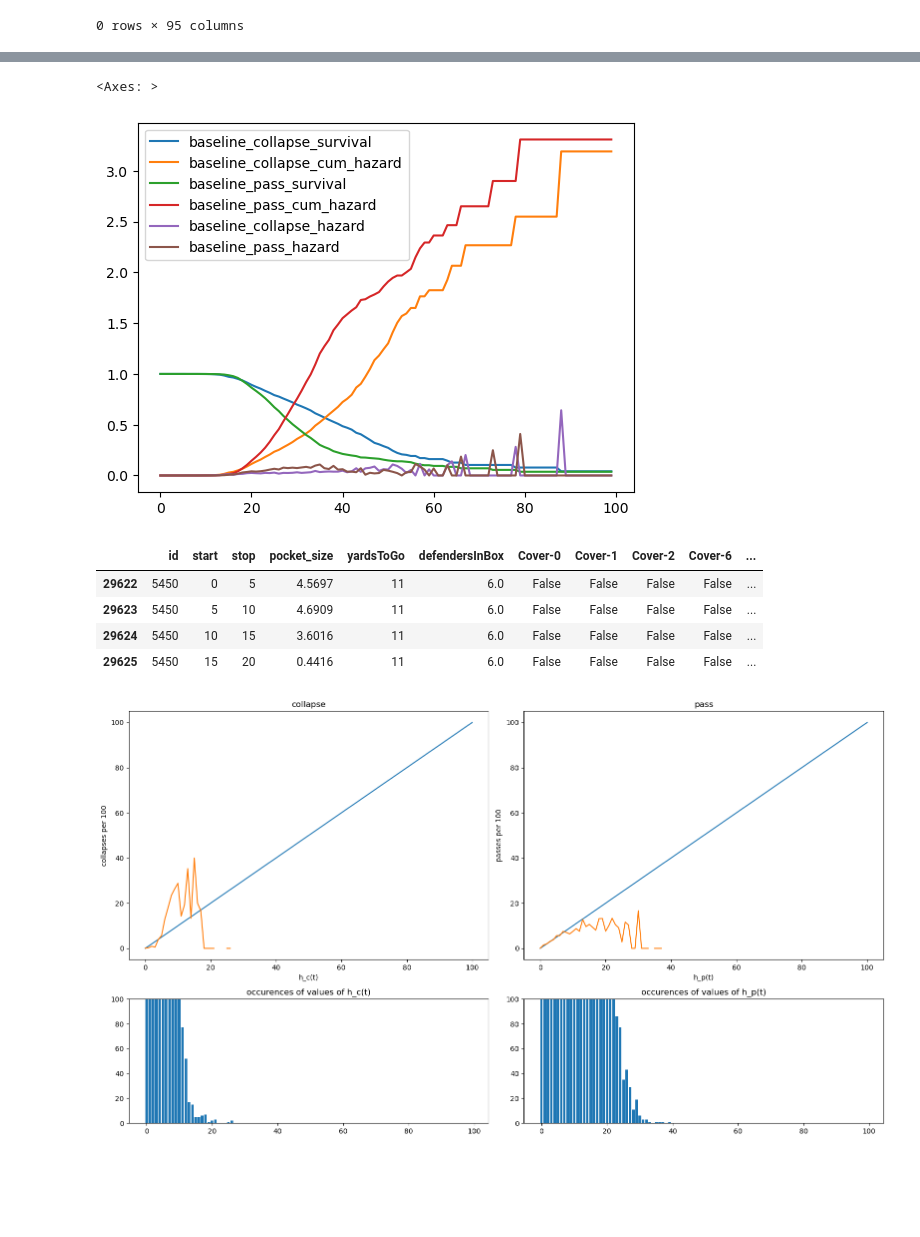
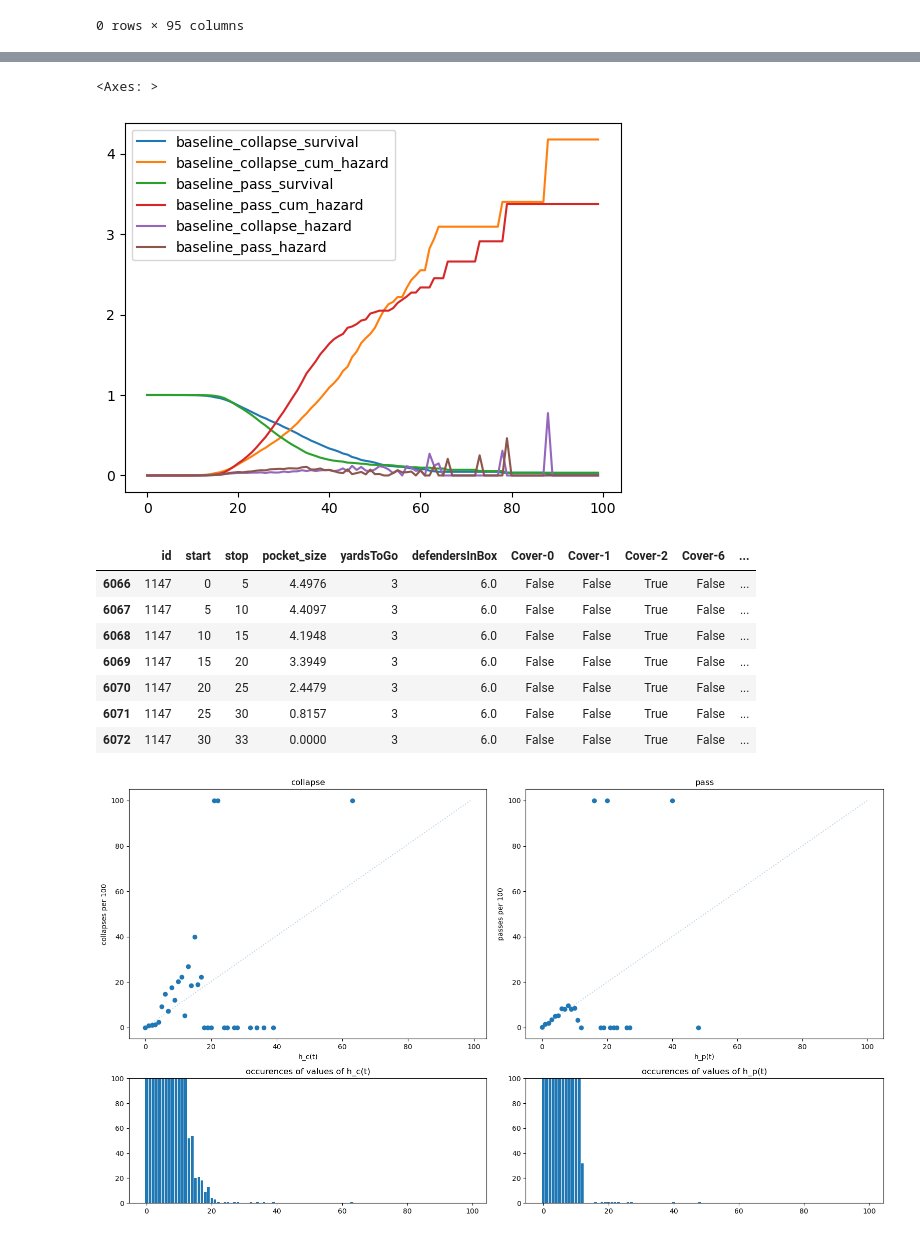
Before and after one commit to maschill/NFLPocketSurvival, a Jupyter notebook: cox_time_varying.ipynb, the cells around one changed output, grey strips where cells are left out. Drawn from its saved outputs; the diff is of its cells as text; code cells hidden in the pictures; blank space fills up the shorter version.

Commit message:
time varying cif (buggy)

```diff
--- a/cox_time_varying.ipynb
+++ b/cox_time_varying.ipynb
@@ -155,5 +155,5 @@ X.head()
 Y = plays_with_collapse[["survived", "surv_frame", "pass_frame"]]
 # %%
 X["time"] = Y[["surv_frame", "pass_frame"]].min(axis=1)
-X["collapse_event"] = (~Y["survived"]) & (Y.surv_frame.lt(Y.pass_frame))
-X["pass_event"] = Y.surv_frame.gt(Y.pass_frame)
+X["collapse_event"] = (~Y["survived"]) & (Y.surv_frame.le(Y.pass_frame))
+X["pass_event"] =  (Y.surv_frame.gt(Y.pass_frame))
@@ -239,7 +247,8 @@ tvx.loc[tvx.id.isin(X_train), tv_cols+base_feat+["pass_event", "collapse_event"]
 | 8 | 1 | 10 | 15 | 3.6226 | 10 | 6.0 | False | False | False | False | ... |
 | 9 | 1 | 15 | 20 | 1.6771 | 10 | 6.0 | False | False | False | False | ... |
 # %%
-pass_ctv = CoxTimeVaryingFitter(penalizer=0.1)
-pass_ctv.fit(tvx.loc[tvx.id.isin(X_train), tv_cols+base_feat+["pass_event"]], id_col="id", event_col="pass_event", start_col="start", stop_col="stop", show_progress=True)
+col = "pass_event"
+pass_ctv = CoxTimeVaryingFitter(penalizer=0.2)
+pass_ctv.fit(tvx.loc[tvx.id.isin(X_train), tv_cols+base_feat+[col]], id_col="id", event_col=col, start_col="start", stop_col="stop", show_progress=True)
 pass_ctv.print_summary()
 # %% [output]
@@ -339,5 +343,5 @@ plt.plot(np.exp(-1*np.multiply(plot_pred, pass_ctv.baseline_cumulative_hazard_.v
 # %%
-collapse_ctv = CoxTimeVaryingFitter(penalizer=0.1)
+collapse_ctv = CoxTimeVaryingFitter(penalizer=0.2)
 collapse_ctv.fit(tvx.loc[tvx.id.isin(X_train), tv_cols+base_feat+["collapse_event"]], id_col="id", event_col="collapse_event", start_col="start", stop_col="stop", show_progress=True)
 collapse_ctv.print_summary()
 # %% [output]
@@ -486,7 +506,7 @@ hdf.head(15)
 hdf.drop(columns=["t"]).plot()
 # %% [output]
 <Axes: >
-[figure, old version]
+[figure, new version]
 # %%
 pass_calib = [[] for _ in range(100)]
 total_passes = 0
@@ -494,13 +514,13 @@ total_passes = 0
 collapse_calib = [[] for _ in range(100)]
 total_collapses = 0
 
-for test_id in tqdm(X_test):
+for test_id in tqdm(X_train):
     input_df = tvx.loc[tvx.id==test_id, tv_cols+base_feat+["collapse_event", "pass_event"]]
 
     pred_partial_hazard_collapse = collapse_ctv.predict_partial_hazard(input_df)
     pred_partial_hazard_collapse.index = input_df.stop
 
-    pred_partial_hazard_pass = collapse_ctv.predict_partial_hazard(input_df)
+    pred_partial_hazard_pass = pass_ctv.predict_partial_hazard(input_df)
     pred_partial_hazard_pass.index = input_df.stop
 
     df = pd.concat([
@@ -518,21 +538,24 @@ for test_id in tqdm(X_test):
     df["pass_hazard"] = df["partial_pass_hazard"]*df["baseline_pass_hazard"]
     df["cum_pass_hazard"] = df["pass_hazard"].cumsum()
 
+    df["pp"] = 1 - np.exp(-df["pass_hazard"])
+    df["pc"] = 1 - np.exp(-df["collapse_hazard"])
+
     stop_time = input_df["stop"].max()
     for vh in df.collapse_hazard.head(stop_time).values:
         collapse_calib[min(int(vh*100), 99)].append(0)
     for vh in df.pass_hazard.head(stop_time).values:
         pass_calib[min(int(vh*100), 99)].append(0)
 
-    chzd = df[["collapse_hazard", "cum_collapse_hazard"]].iloc[stop_time].to_dict()
-    phzd = df[["pass_hazard", "cum_pass_hazard"]].iloc[stop_time].to_dict()
+    chzd = df[["pc", "cum_collapse_hazard"]].iloc[stop_time].to_dict()
+    phzd = df[["pp", "cum_pass_hazard"]].iloc[stop_time].to_dict()
 
     if input_df["collapse_event"].max():
-        collapse_calib[min(int(chzd["collapse_hazard"]*100), 99)].append(1)
+        collapse_calib[min(int(chzd["pc"]*100), 99)].append(1)
         total_collapses += 1
 
     if input_df["pass_event"].max():
-        pass_calib[min(int(phzd["pass_hazard"]*100), 99)].append(1)
+        pass_calib[min(int(phzd["pp"]*100), 99)].append(1)
         total_passes += 1
 
     # print(stop_time, collapse_happened, pass_happened)
@@ -548,29 +571,32 @@ for test_id in tqdm(X_test):
 input_df
 # %% [output]
 |  | id | start | stop | pocket_size | yardsToGo | defendersInBox | Cover-0 | Cover-1 | Cover-2 | Cover-6 | ... |
-| 29622 | 5450 | 0 | 5 | 4.5697 | 11 | 6.0 | False | False | False | False | ... |
-| 29623 | 5450 | 5 | 10 | 4.6909 | 11 | 6.0 | False | False | False | False | ... |
-| 29624 | 5450 | 10 | 15 | 3.6016 | 11 | 6.0 | False | False | False | False | ... |
-| 29625 | 5450 | 15 | 20 | 0.4416 | 11 | 6.0 | False | False | False | False | ... |
+| 6066 | 1147 | 0 | 5 | 4.4976 | 3 | 6.0 | False | False | True | False | ... |
+| 6067 | 1147 | 5 | 10 | 4.4097 | 3 | 6.0 | False | False | True | False | ... |
+| 6068 | 1147 | 10 | 15 | 4.1948 | 3 | 6.0 | False | False | True | False | ... |
+| 6069 | 1147 | 15 | 20 | 3.3949 | 3 | 6.0 | False | False | True | False | ... |
+| 6070 | 1147 | 20 | 25 | 2.4479 | 3 | 6.0 | False | False | True | False | ... |
+| 6071 | 1147 | 25 | 30 | 0.8157 | 3 | 6.0 | False | False | True | False | ... |
+| 6072 | 1147 | 30 | 33 | 0.0000 | 3 | 6.0 | False | False | True | False | ... |
 # %%
 fig, ax = plt.subplots(2,2, figsize=(16,9), height_ratios=(2,1))
-ax[0,0].plot([0,100], [0,100])
-ax[0,0].plot([np.mean(bucket)*100 for bucket in collapse_calib])
+ax[0,0].plot([0,99], [0,100], alpha=.3, linestyle=":")
+ax[0,0].scatter(np.arange(100),[np.mean(bucket)*100 for bucket in collapse_calib])
 ax[0,0].set_title("collapse")
 ax[0,0].set_xlabel("h_c(t)")
 ax[0,0].set_ylabel("collapses per 100")
-ax[0,1].plot([0,100], [0,100])
-ax[0,1].plot([np.mean(bucket)*100 for bucket in pass_calib])
+ax[0,1].plot([0,100], [0,100], alpha=.3, linestyle=":")
+ax[0,1].scatter(np.arange(100),[np.mean(bucket)*100 for bucket in pass_calib])
 ax[0,1].set_xlabel("h_p(t)")
 ax[0,1].set_ylabel("passes per 100")
 ax[0,1].set_title("pass")
 ax[1,0].bar(np.arange(100), [len(bucket) for bucket in collapse_calib])
 ax[1,0].set_title("occurences of values of h_c(t)")
 ax[1,1].bar(np.arange(100), [len(bucket) for bucket in pass_calib])
 ax[1,1].set_title("occurences of values of h_p(t)")
 fig.tight_layout()
 ax[1,0].set_ylim(0,100)
 ax[1,1].set_ylim(0,100)
 plt.show()
 # %% [output]
-[figure, old version]
+[figure, new version]
```
Also changed, not shown: parts of 36 cells of this notebook, 2 other files.
